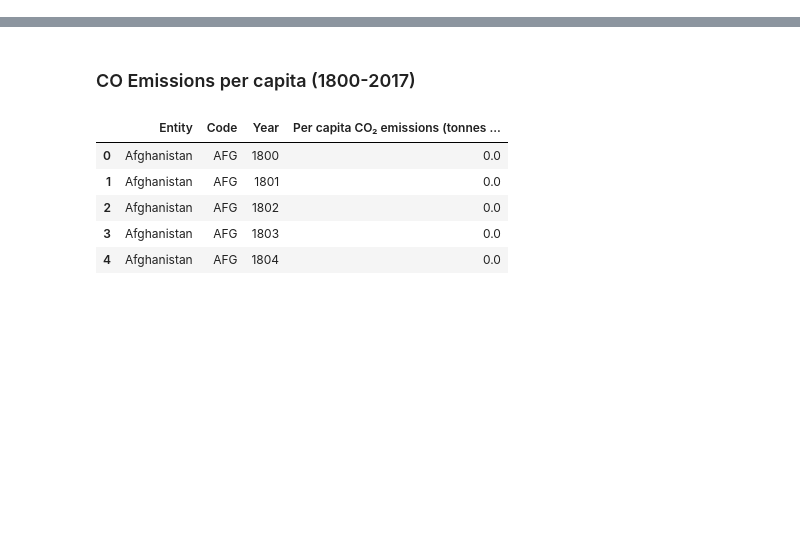
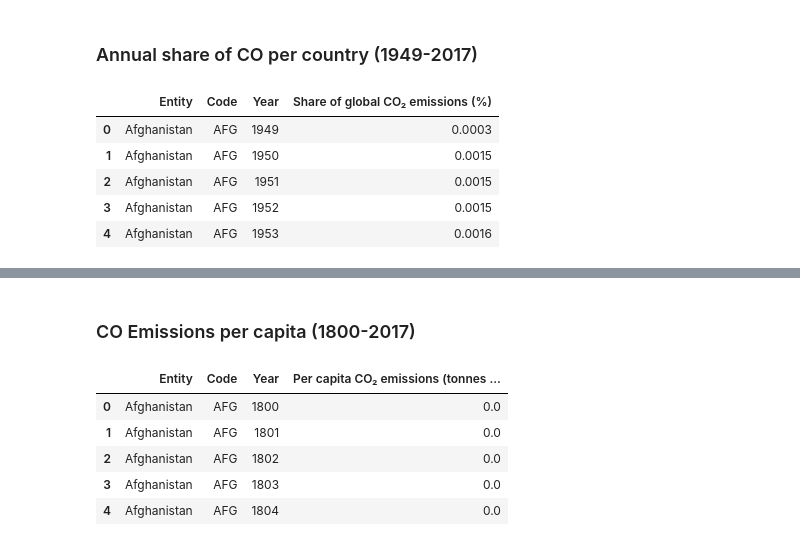
Before and after one commit to ta-data-bcn/Project-Week-8-Final-Project, a Jupyter notebook: your-project/Data Gathering.ipynb, the cells around one changed output, grey strips where cells are left out. Saved outputs shown, nothing was run; the diff lists cells and outputs as text; code cells hidden in the pictures; blank space fills up the shorter version.

```diff
--- a/your-project/Data Gathering.ipynb
+++ b/your-project/Data Gathering.ipynb
@@ -9,0 +38,12 @@ co_annual = pd.read_csv('')
+# %% [markdown]
+### Annual share of CO per country (1949-2017)
+# %%
+co_share = pd.read_csv('data//annual_share_of_co2_emissions.csv')
+co_share.head()
+# %% [output]
+|  | Entity | Code | Year | Share of global CO₂ emissions (%) |
+| 0 | Afghanistan | AFG | 1949 | 0.0003 |
+| 1 | Afghanistan | AFG | 1950 | 0.0015 |
+| 2 | Afghanistan | AFG | 1951 | 0.0015 |
+| 3 | Afghanistan | AFG | 1952 | 0.0015 |
+| 4 | Afghanistan | AFG | 1953 | 0.0016 |
```
Also changed, not shown: parts of 11 cells of this notebook.
